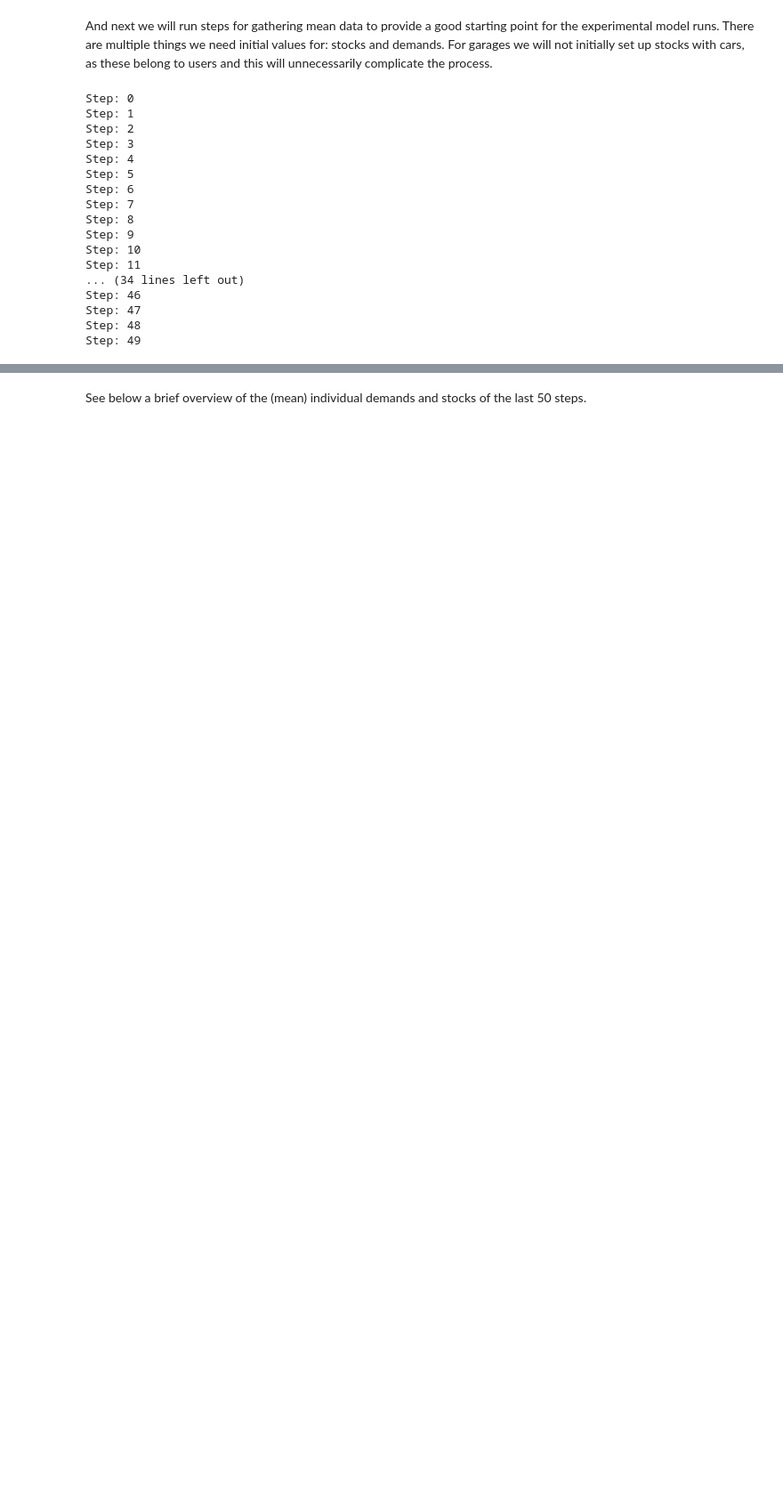
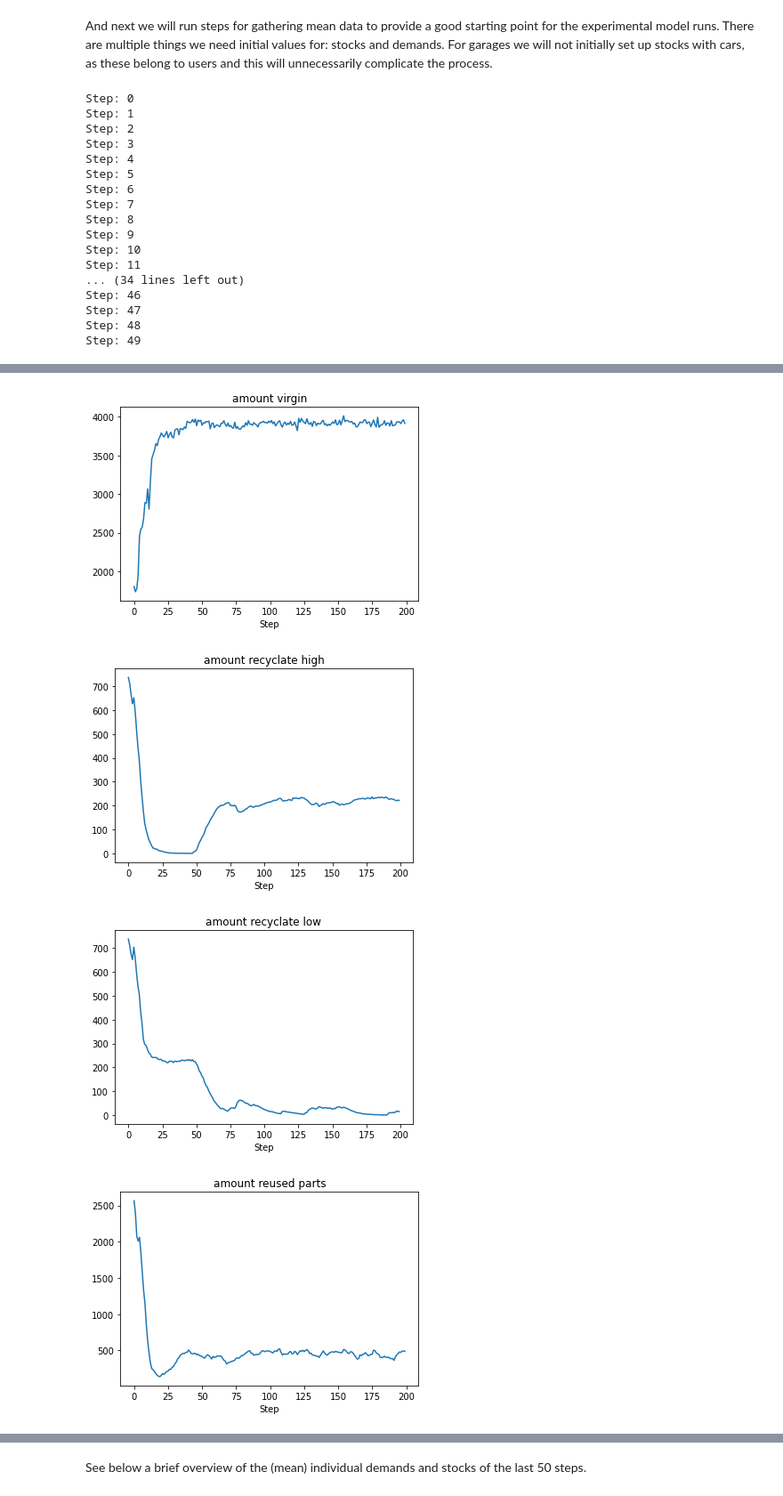
Before and after one commit to max-reddel/QONNECT, a Jupyter notebook: examples/model_calibration.ipynb, the cells around one changed output, grey strips where cells are left out. Shown: that part at 89% size. Drawn from its saved outputs; the diff is of its cells as text; code cells hidden in the pictures; blank space fills up the shorter version.

Commit message:
Quickly included few model plots for illustration

```diff
--- a/examples/model_calibration.ipynb
+++ b/examples/model_calibration.ipynb
@@ -179,3 +179,7 @@ Step: 46
 Step: 47
 Step: 48
 Step: 49
+# %%
+model_reporters = model.datacollector.get_model_vars_dataframe()
+print(len(model_reporters))
+model_reporters.head()
@@ -181,0 +196,12 @@ Step: 49
+# %%
+for column in model_reporters:
+    plt.figure()
+    plt.plot(model_reporters[column])
+    plt.title(column)
+    plt.xlabel("Step")
+    plt.ylabel("")
+# %% [output]
+[figure, added]
+[figure, added]
+[figure, added]
+[figure, added]
```
Also changed, not shown: parts of 5 cells of this notebook.
